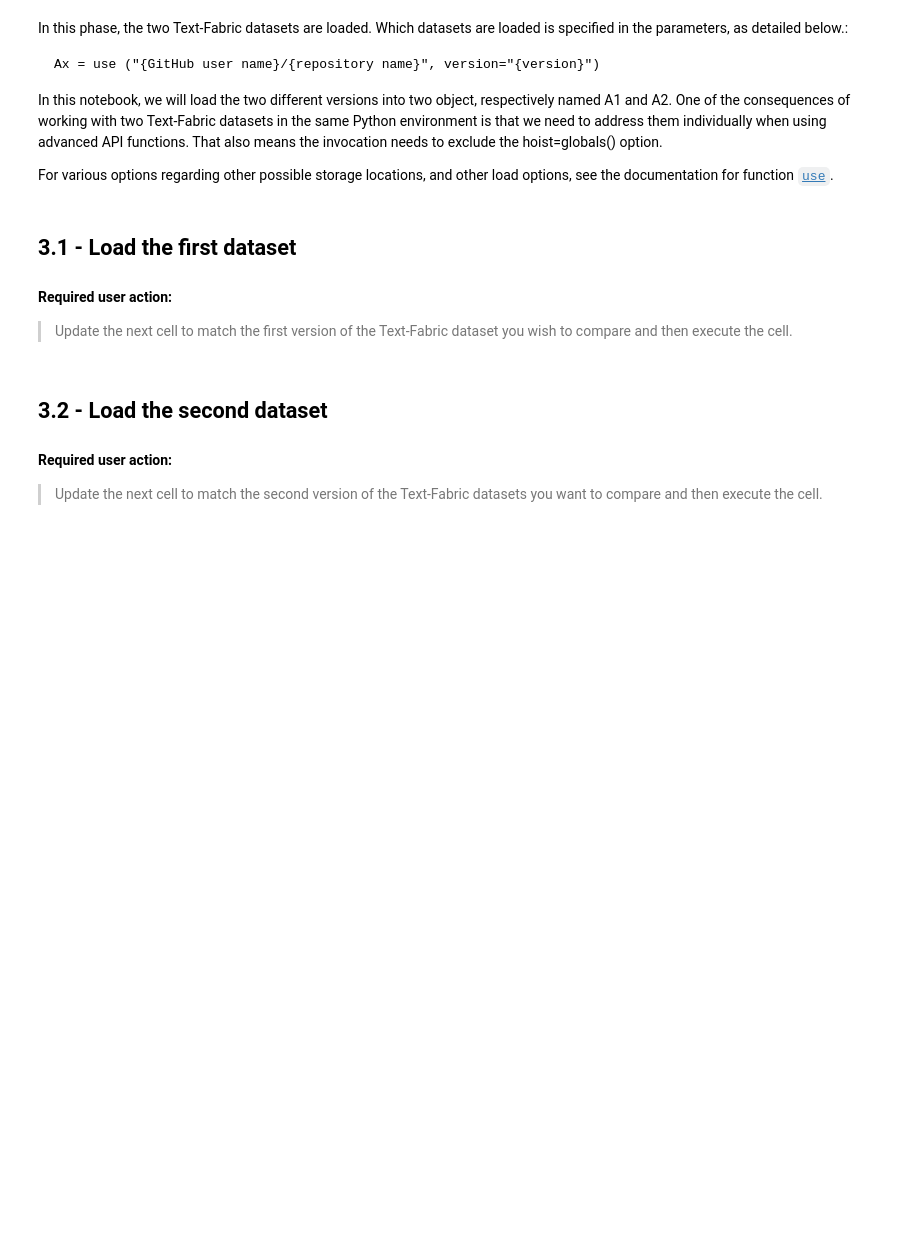
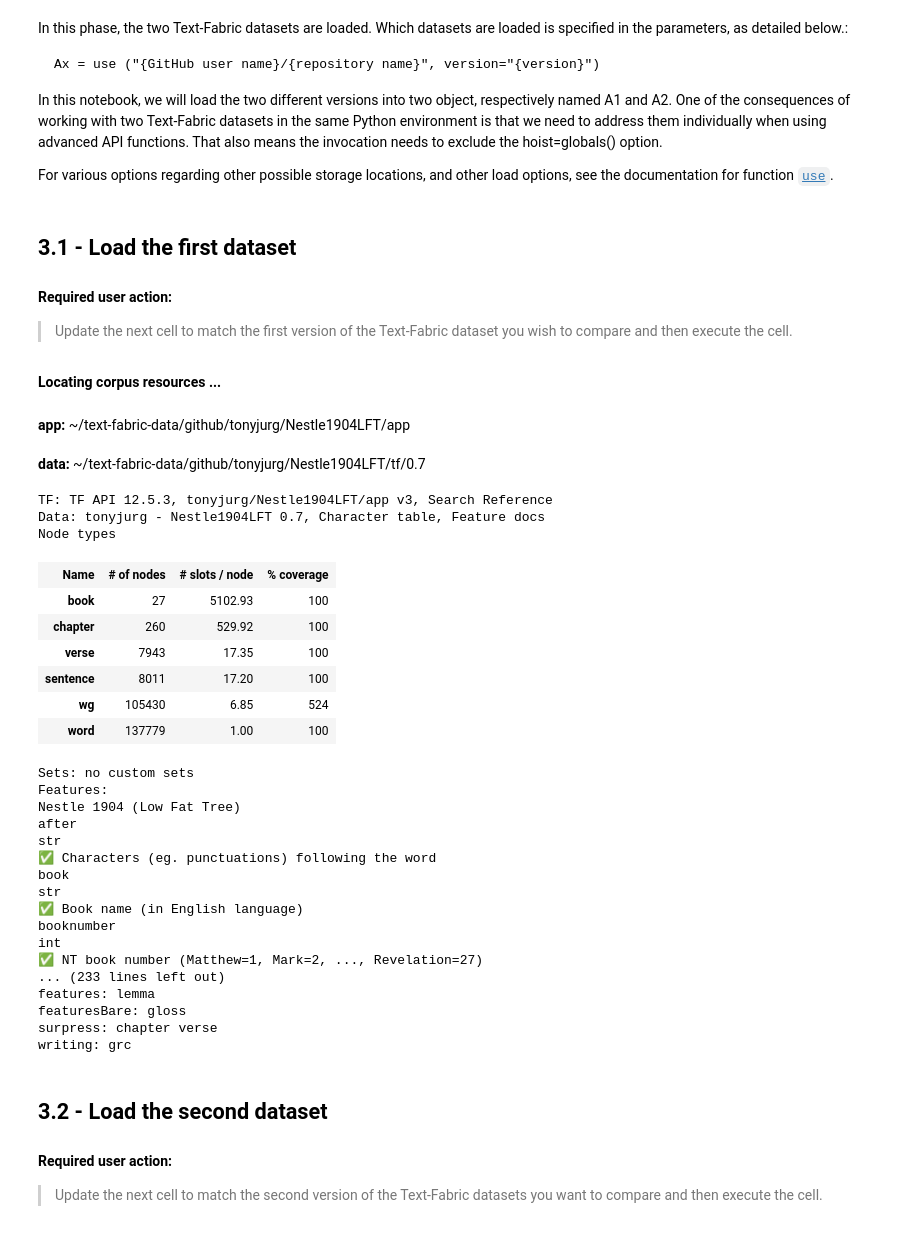
Before and after one commit to tonyjurg/Doc4TF, a Jupyter notebook: tools/determineDeltaBetweenVersions.ipynb, the cells around one changed output. Saved outputs shown, nothing was run; the diff lists cells and outputs as text; code cells hidden in the pictures; blank space fills up the shorter version.

```diff
--- a/tools/determineDeltaBetweenVersions.ipynb
+++ b/tools/determineDeltaBetweenVersions.ipynb
@@ -89,7 +91,38 @@ For various options regarding other possible storage locations, and other load o
 >  Update the next cell to match the first version of the Text-Fabric dataset you wish to compare and then execute the cell.
 # %%
 # Load the app and data from the first dataset
-A1 = use ("saulocantanhede/tfgreek2", version="0.5.6")
+A1 = use ("tonyjurg/Nestle1904LFT", version="0.7")
+# %% [output]
+**Locating corpus resources ...**
+app: ~/text-fabric-data/github/tonyjurg/Nestle1904LFT/app
+data: ~/text-fabric-data/github/tonyjurg/Nestle1904LFT/tf/0.7
+TF: TF API 12.5.3, tonyjurg/Nestle1904LFT/app v3, Search Reference
+Data: tonyjurg - Nestle1904LFT 0.7, Character table, Feature docs
+Node types
+| Name | # of nodes | # slots / node | % coverage |
+| book | 27 | 5102.93 | 100 |
+| chapter | 260 | 529.92 | 100 |
+| verse | 7943 | 17.35 | 100 |
+| sentence | 8011 | 17.20 | 100 |
+| wg | 105430 | 6.85 | 524 |
+| word | 137779 | 1.00 | 100 |
+Sets: no custom sets
+Features:
+Nestle 1904 (Low Fat Tree)
+after
+str
+✅ Characters (eg. punctuations) following the word
+book
+str
+✅ Book name (in English language)
+booknumber
+int
+✅ NT book number (Matthew=1, Mark=2, ..., Revelation=27)
+... (233 lines left out)
+features: lemma
+featuresBare: gloss
+surpress: chapter verse
+writing: grc
 # %% [markdown]
 ## 3.2 - Load the second dataset<a class="anchor" id="bullet3x2"></a>
 
```
Also changed, not shown: parts of 11 cells of this notebook.
